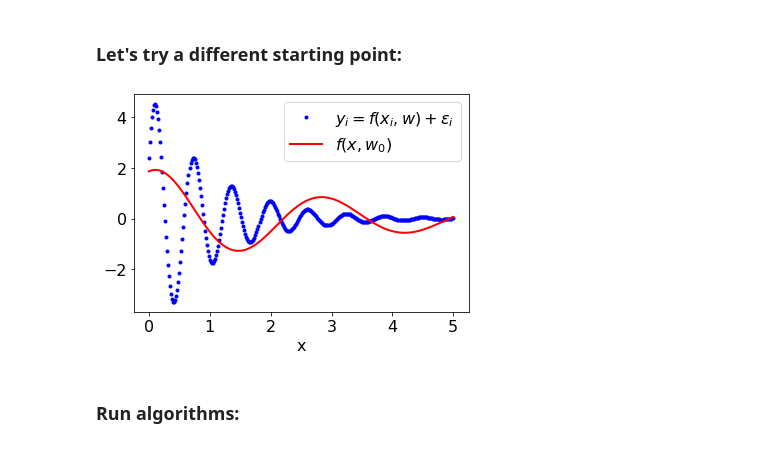
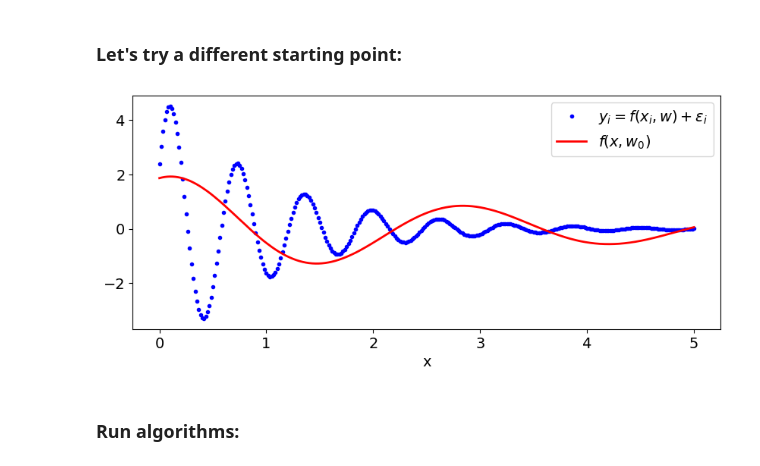
Before and after one commit to FixelAlgorithmsTeam/FixelCourses, a Jupyter notebook: MachineLearningMethod/11_NonLinearLeastSquares/MainGaussNewton.ipynb, the cells around one changed output. Saved outputs shown, nothing was run; the diff lists cells and outputs as text; code cells hidden in the pictures.

```diff
--- a/MachineLearningMethod/11_NonLinearLeastSquares/MainGaussNewton.ipynb
+++ b/MachineLearningMethod/11_NonLinearLeastSquares/MainGaussNewton.ipynb
@@ -331,14 +327,14 @@ plt.show()
 # %%
 vW0 = np.array([2, 0.3, 2.3, 1.2])
 
-xx =np.linspace(0, 5, 1001)
-plt.plot(vX, vY,         '.b', lw=2, label='$y_i=f(x_i, w) + \epsilon_i$')
-plt.plot(xx, f(xx, vW0), 'r',  lw=2, label='$f(x, w_0)$')
+plt.figure(figsize=(10, 4))
+plt.plot  (vX, vY,         '.b', lw=2, label='$y_i=f(x_i, w) + \epsilon_i$')
+plt.plot  (xx, f(xx, vW0), 'r',  lw=2, label='$f(x, w_0)$')
 plt.xlabel('x')
 plt.legend()
-plt.show()
+plt.show  ()
 # %% [output]
-[figure, old version]
+[figure, new version]
 # %% [markdown]
 ### Run algorithms:
 # %%
```
Also changed, not shown: parts of 14 cells of this notebook.
